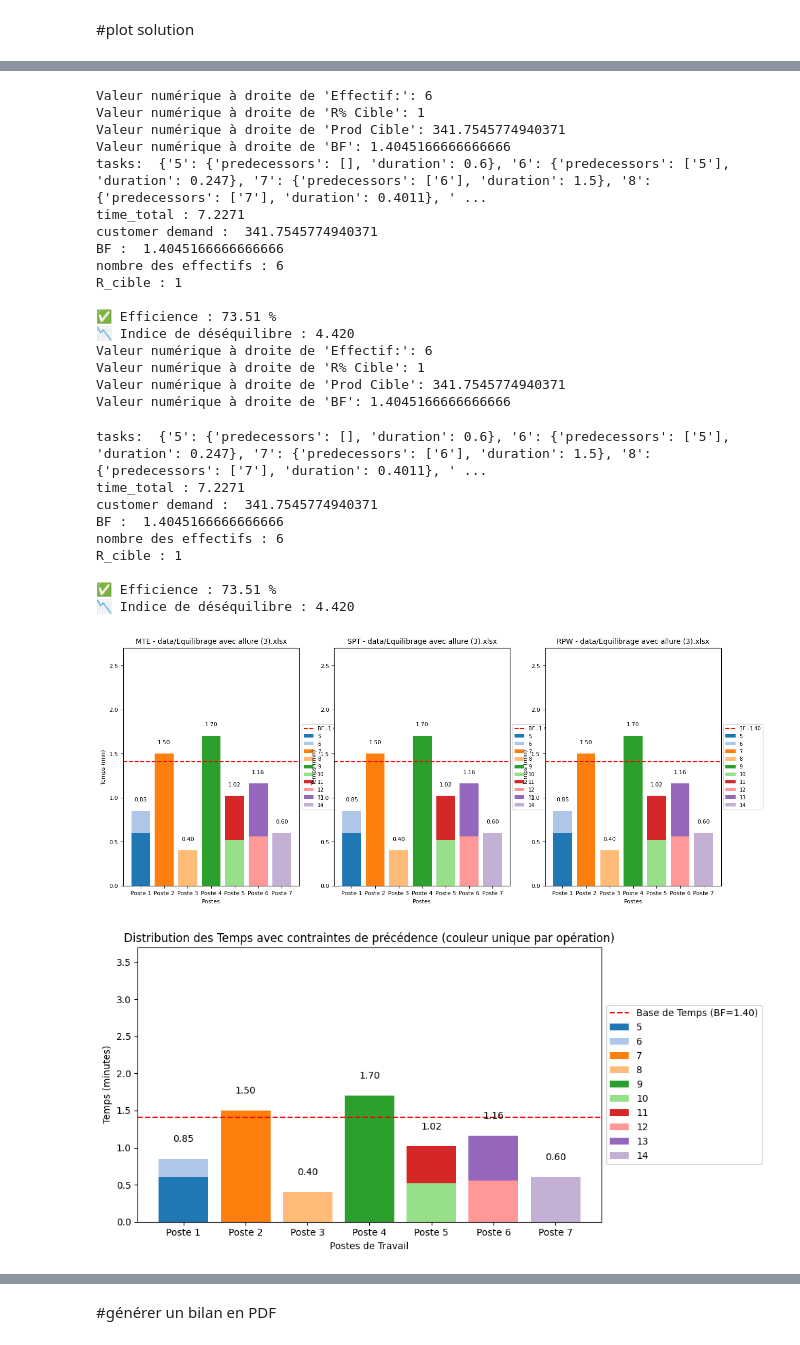
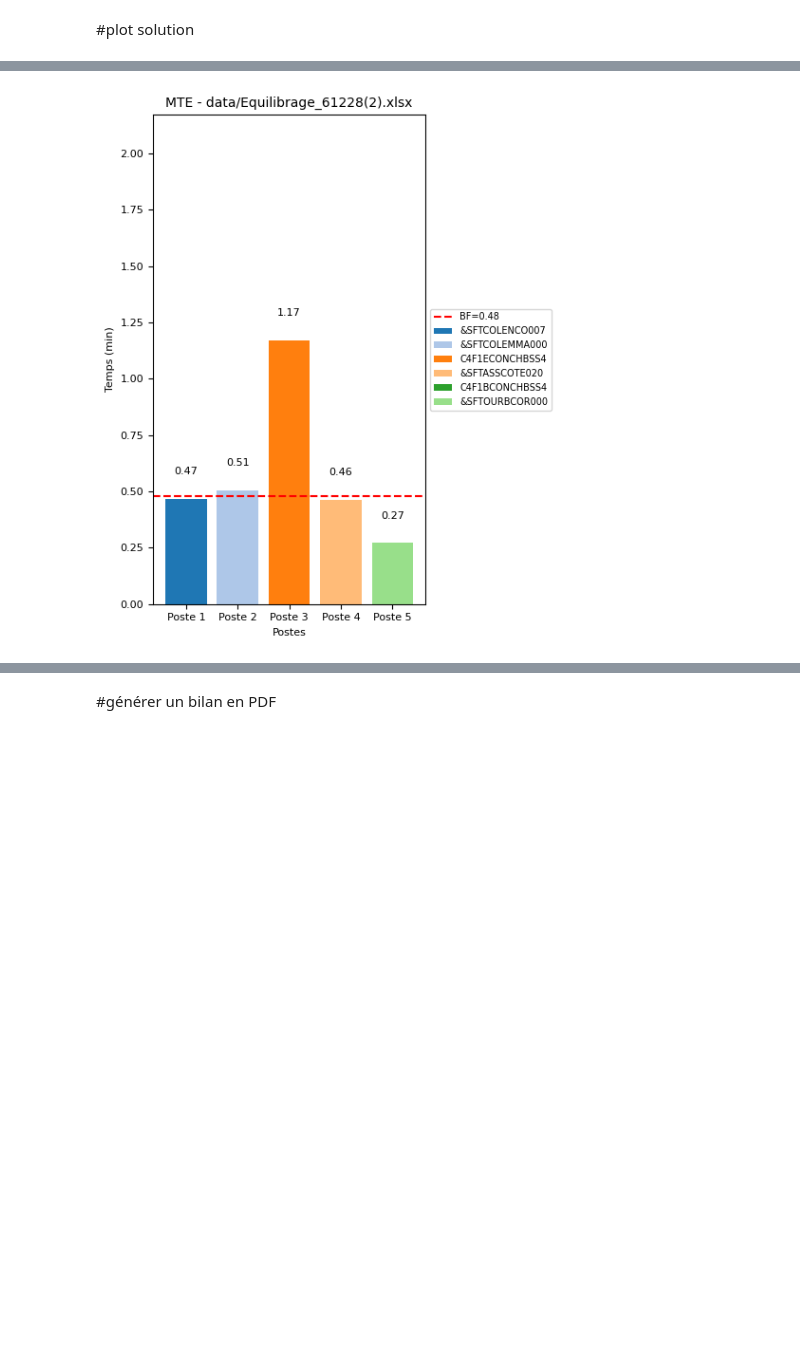
Before and after one commit to khalfaECL/FLB-Line-Balancing, a Jupyter notebook: MTE4.ipynb, the cells around one changed output, grey strips where cells are left out. Saved outputs shown, nothing was run; the diff lists cells and outputs as text; code cells hidden in the pictures; blank space fills up the shorter version.

```diff
--- a/MTE4.ipynb
+++ b/MTE4.ipynb
@@ -379,7 +384,8 @@ class SPTLineBalancer:
         values = self.workstation_times
 
         fig=plt.figure(figsize=(10, 5))
-        cmap = cm.get_cmap('tab20')
+        #cmap = cm.get_cmap('tab20')
+        cmap = plt.get_cmap('tab20')
         color_map = {}
         color_index = 0
 
@@ -405,6 +411,7 @@ class SPTLineBalancer:
         plt.legend(loc='center left', bbox_to_anchor=(1, 0.5))
         plt.tight_layout()
         #plt.show()
+        plt.close()
         return fig
     def display_assignment(self):
         print("\nRépartition des opérations (SPT) :")
@@ -533,7 +540,8 @@ class RPWLineBalancer:
         values = self.workstation_times
 
         fig=plt.figure(figsize=(10, 5))
-        cmap = cm.get_cmap('tab20')
+        #cmap = cm.get_cmap('tab20')
+        cmap = plt.get_cmap('tab20')
         color_map = {}
         color_index = 0
 
@@ -559,6 +567,7 @@ class RPWLineBalancer:
         plt.legend(loc='center left', bbox_to_anchor=(1, 0.5))
         plt.tight_layout()
         #plt.show()
+        plt.close()
         return fig
     def display_assignment(self):
         print("\nRépartition des opérations (RPW) :")
@@ -1182,13 +813,14 @@ plot_comparative_curves(df, output_path="comparatif.xlsx")
 # %% [markdown]
 #plot solution
 # %%
-def plot_distribution_on_axis(method,ax, bf,title='Distribution'):
+def plot_distribution_on_axis(method,ax, bf,title):
     labels = [f"Poste {i+1}" for i in range(len(method["ws"]))]
     values = method["wst"]
 
     ax.clear() # Clear previous content from the axis
 
-    cmap = cm.get_cmap('tab20')
+    #cmap = cm.get_cmap('tab20')
+    cmap = plt.get_cmap('tab20')
     color_map = {}
     color_index = 0
 
@@ -1213,6 +845,9 @@ def plot_distribution_on_axis(method,ax, bf,title='Distribution'):
     ax.tick_params(axis='both', which='major', labelsize=8) # Smaller tick labels
     # Place legend outside the plot if it's too big
     ax.legend(loc='center left', bbox_to_anchor=(1, 0.5), fontsize=7)
+PrecedenceLineBalancing.plot_distribution_on_axis = plot_distribution_on_axis
+SPTLineBalancer.plot_distribution_on_axis = plot_distribution_on_axis
+RPWLineBalancer.plot_distribution_on_axis = plot_distribution_on_axis
 # %%
 def plot_all_methods_by_file(file_name="Equilibrage avec allure (3).xlsx",methods_txt_path="algo_list.txt"):
     selected_methods = read_methods_from_txt(methods_txt_path)
@@ -1242,7 +877,7 @@ def plot_all_methods_by_file(file_name="Equilibrage avec allure (3).xlsx",method
                     #model_mte = PrecedenceLineBalancing(tasks, BF=bf)
                     #model_mte.balance_line()
                     # Plot on the first available axis
-                    plot_distribution_on_axis(model_mte,axes[plot_index], bf,title=f'MTE - {file_name}')
+                    plot_distribution_on_axis(model_mte,axes[plot_index], bf,f"MTE - {file_name}")
                     plot_index += 1
                 except Exception as e:
                     print(f"Error running MTE for {file_name}: {e}")
@@ -1257,7 +892,7 @@ def plot_all_methods_by_file(file_name="Equilibrage avec allure (3).xlsx",method
                     #model_spt = SPTLineBalancer(tasks, bf)
                     #model_spt.run()
                     # Plot on the next available axis
-                    plot_distribution_on_axis(model_spt,axes[plot_index],bf, title=f'SPT - {file_name}')
+                    plot_distribution_on_axis(model_spt,axes[plot_index],bf, f"SPT - {file_name}")
                     plot_index += 1
                 except Exception as e:
                     print(f"Error running SPT for {file_name}: {e}")
@@ -1272,7 +907,7 @@ def plot_all_methods_by_file(file_name="Equilibrage avec allure (3).xlsx",method
                     #model_rpw = RPWLineBalancer(tasks, bf)
                     #model_rpw.run()
                     # Plot on the next available axis
-                    plot_distribution_on_axis(model_rpw,axes[plot_index], bf,title=f'RPW - {file_name}')
+                    plot_distribution_on_axis(model_rpw,axes[plot_index], bf,f"RPW - {file_name}")
                     plot_index += 1
                 except Exception as e:
                     print(f"Error running RPW for {file_name}: {e}")
@@ -1285,11 +920,12 @@ def plot_all_methods_by_file(file_name="Equilibrage avec allure (3).xlsx",method
                 axes[i].axis('off')
 
             plt.tight_layout()
-            plt.show()
+            #plt.show()
+            plt.close()
 
     except Exception as e:
         print(f"Error processing file {file_name}: {e}")
     return fig
 # %%
-plot_all_methods_by_file(file_name="data/Equilibrage avec allure (3).xlsx",methods_txt_path="algo_list.txt")
+plot_all_methods_by_file(file_name="data/Equilibrage_61228(2).xlsx",methods_txt_path="algo_list.txt")
 # %% [output]
@@ -1322,28 +933 @@ Postes utilisés : 7
-Valeur numérique à droite de 'Effectif:': 6
-Valeur numérique à droite de 'R% Cible': 1
-Valeur numérique à droite de 'Prod Cible': 341.7545774940371
-Valeur numérique à droite de 'BF': 1.4045166666666666
-tasks:  {'5': {'predecessors': [], 'duration': 0.6}, '6': {'predecessors': ['5'], 'duration': 0.247}, '7': {'predecessors': ['6'], 'duration': 1.5}, '8': {'predecessors': ['7'], 'duration': 0.4011}, ' ...
-time_total : 7.2271
-customer demand :  341.7545774940371
-BF :  1.4045166666666666
-nombre des effectifs : 6
-R_cible : 1
-
-✅ Efficience : 73.51 %
-📉 Indice de déséquilibre : 4.420
-Valeur numérique à droite de 'Effectif:': 6
-Valeur numérique à droite de 'R% Cible': 1
-Valeur numérique à droite de 'Prod Cible': 341.7545774940371
-Valeur numérique à droite de 'BF': 1.4045166666666666
-tasks:  {'5': {'predecessors': [], 'duration': 0.6}, '6': {'predecessors': ['5'], 'duration': 0.247}, '7': {'predecessors': ['6'], 'duration': 1.5}, '8': {'predecessors': ['7'], 'duration': 0.4011}, ' ...
-time_total : 7.2271
-customer demand :  341.7545774940371
-BF :  1.4045166666666666
-nombre des effectifs : 6
-R_cible : 1
-
-✅ Efficience : 73.51 %
-📉 Indice de déséquilibre : 4.420
-[figure, old version]
+[figure, new version]
-[figure, removed]
```
Also changed, not shown: parts of 16 cells of this notebook.
